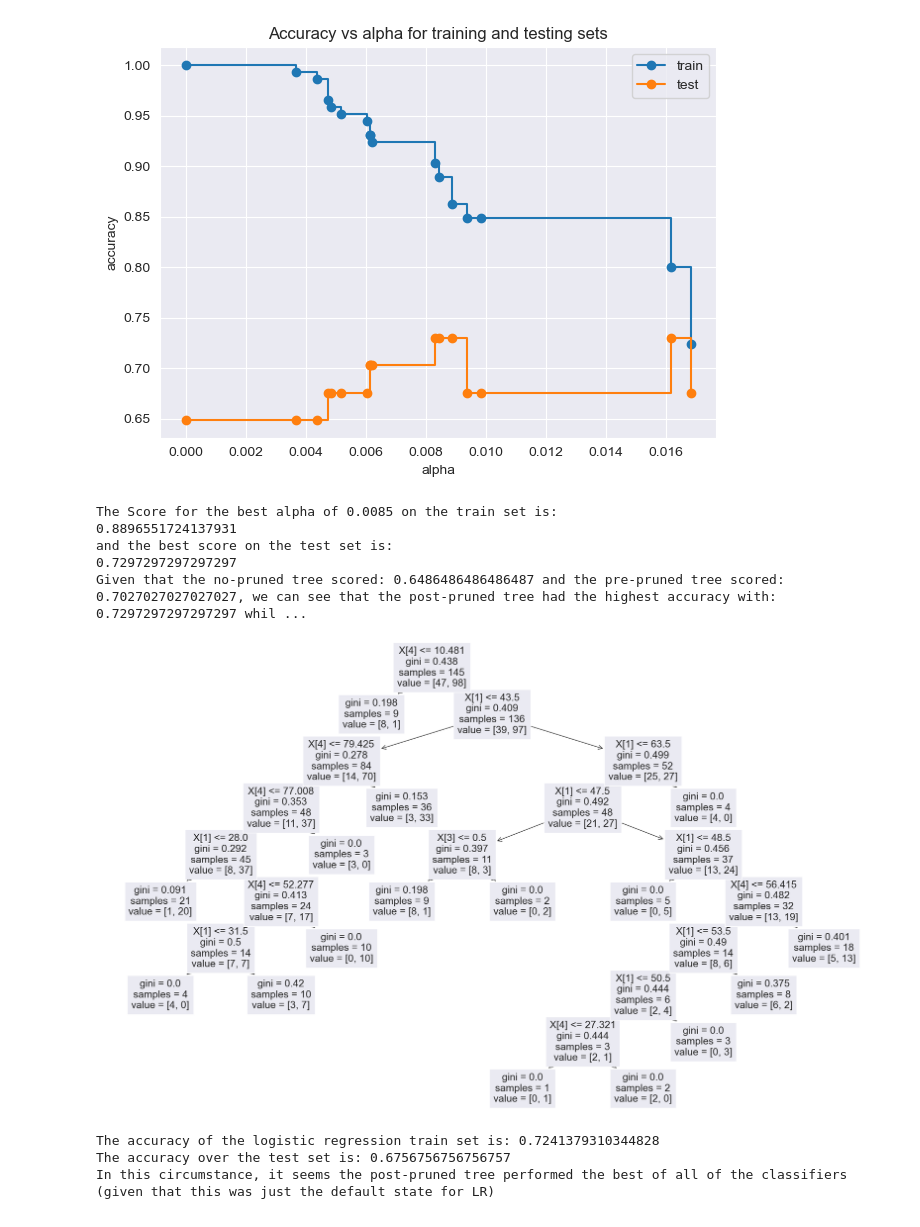
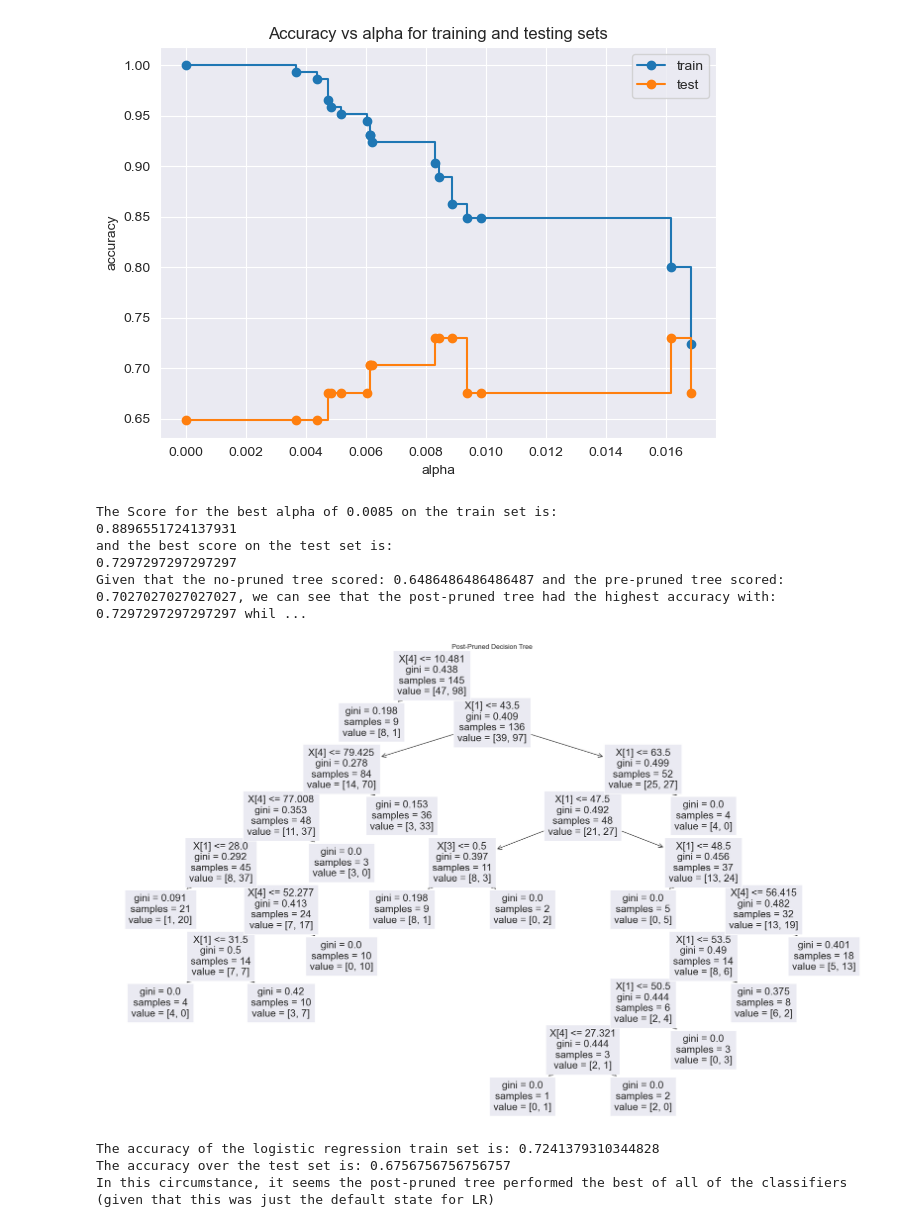
Before and after one commit to treycleary/hw8, a Jupyter notebook: scratch.ipynb, the cells around one changed output. Drawn from its saved outputs; the diff is of its cells as text; code cells hidden in the pictures.

```diff
--- a/scratch.ipynb
+++ b/scratch.ipynb
@@ -157,19 +166,20 @@ plt.show()
 # %%
 best_ccp = .0085
 alpha_tree = tree.DecisionTreeClassifier(random_state = 5805, ccp_alpha=best_ccp).fit(X_train, y_train)
 a_score = alpha_tree.score(X_test, y_test)
 print(f'The Score for the best alpha of {best_ccp} on the train set is:\n{alpha_tree.score(X_train, y_train)}\nand the best score on the test set is:\n{a_score}')
 print(f'Given that the no-pruned tree scored: {clf_score} and the pre-pruned tree scored: {clf2_score}, we can see that the post-pruned tree had the highest accuracy with: {a_score} while also avoiding overfitting.')
 plt.figure(figsize = (25,15))
 tree.plot_tree(alpha_tree)
+plt.title("Post-Pruned Decision Tree")
 plt.show()
 # %% [output]
 The Score for the best alpha of 0.0085 on the train set is:
 0.8896551724137931
 and the best score on the test set is:
 0.7297297297297297
 Given that the no-pruned tree scored: 0.6486486486486487 and the pre-pruned tree scored: 0.7027027027027027, we can see that the post-pruned tree had the highest accuracy with: 0.7297297297297297 whil ...
-[figure, old version]
+[figure, new version]
 # %%
 lr = LogisticRegression(random_state=5805).fit(X_train, y_train)
 lr_train_score = lr.score(X_train, y_train)
```
Also changed, not shown: parts of 4 cells of this notebook, 1 other file.
